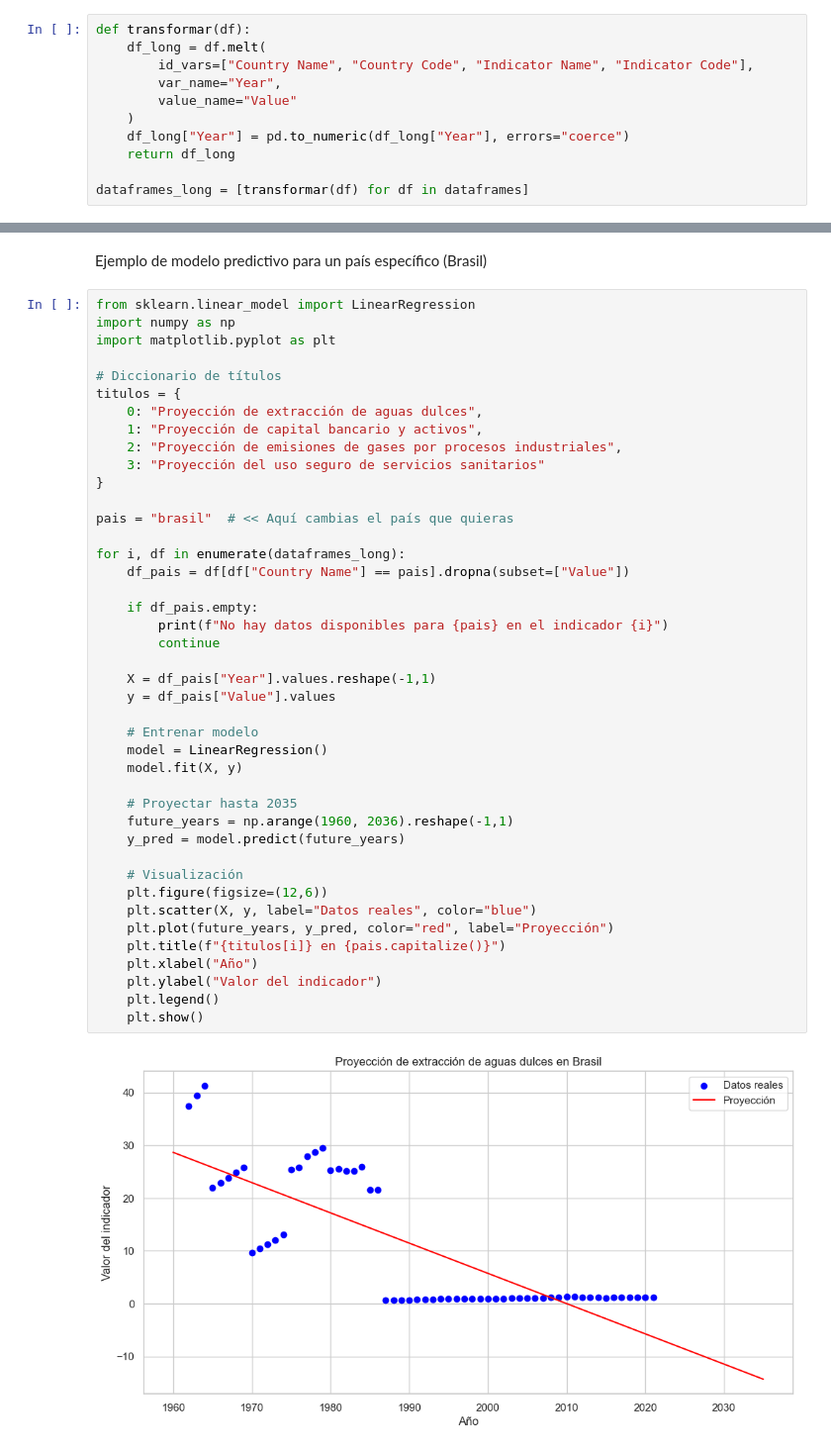
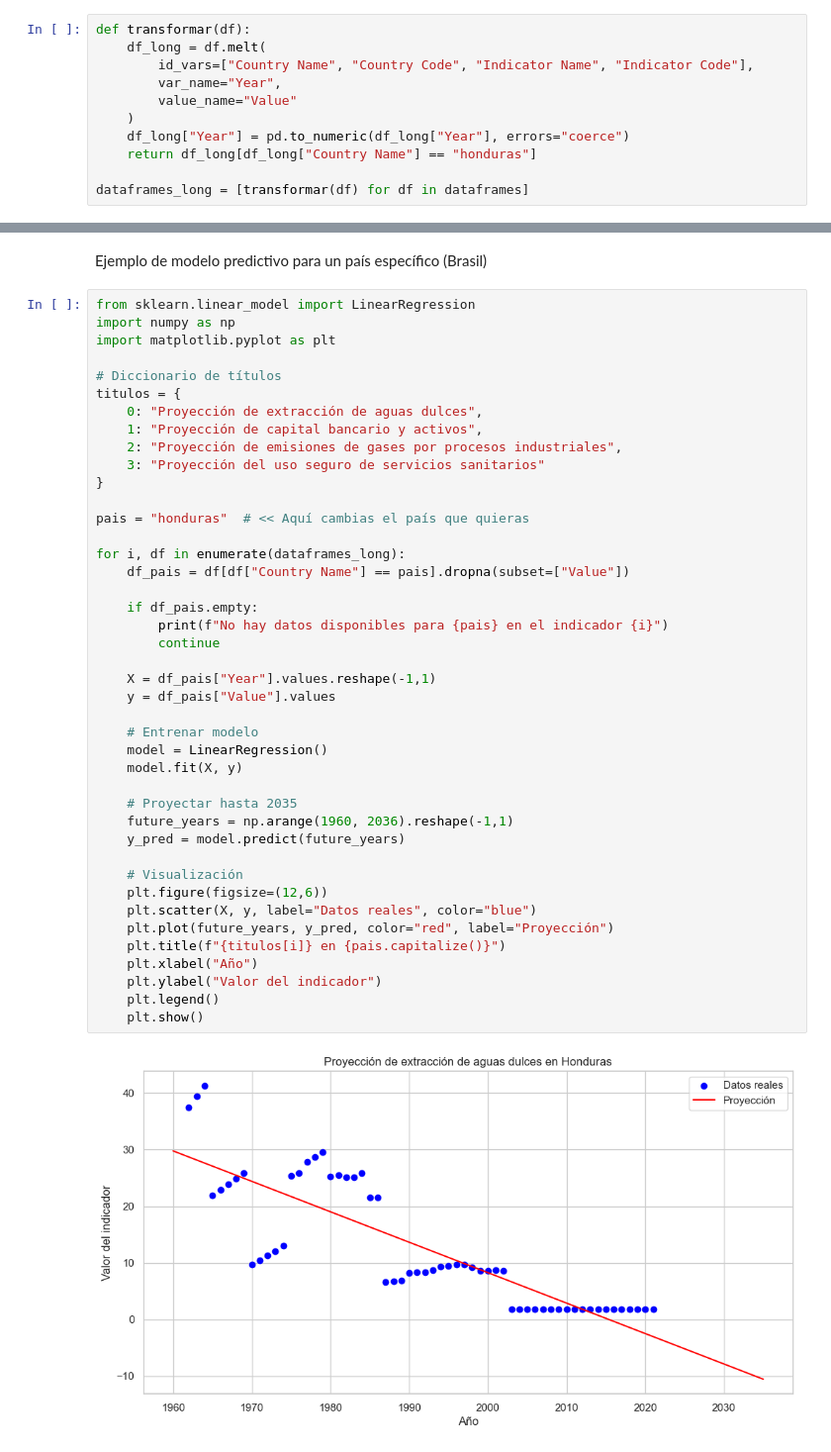
Before and after one commit to Diazgerard/Proyecto_Sotenibilidad, a Jupyter notebook: Proyecto1.ipynb, the cells around one changed output, grey strips where cells are left out. Shown at 99% size. Saved outputs shown, nothing was run; the diff lists cells and outputs as text.

Commit message:
Notebook 1 filtrado a solo honduras

```diff
--- a/Proyecto1.ipynb
+++ b/Proyecto1.ipynb
@@ -115,7 +115,7 @@ def transformar(df):
         value_name="Value"
     )
     df_long["Year"] = pd.to_numeric(df_long["Year"], errors="coerce")
-    return df_long
+    return df_long[df_long["Country Name"] == "honduras"]
 
 dataframes_long = [transformar(df) for df in dataframes]
 # %% [markdown]
@@ -188,34 +188,34 @@ titulos = {
     3: "Proyección del uso seguro de servicios sanitarios"
 }
 
-pais = "brasil"  # << Aquí cambias el país que quieras
+pais = "honduras"  # << Aquí cambias el país que quieras
 
 for i, df in enumerate(dataframes_long):
     df_pais = df[df["Country Name"] == pais].dropna(subset=["Value"])
 
     if df_pais.empty:
         print(f"No hay datos disponibles para {pais} en el indicador {i}")
         continue
 
     X = df_pais["Year"].values.reshape(-1,1)
     y = df_pais["Value"].values
 
     # Entrenar modelo
     model = LinearRegression()
     model.fit(X, y)
 
     # Proyectar hasta 2035
     future_years = np.arange(1960, 2036).reshape(-1,1)
     y_pred = model.predict(future_years)
 
     # Visualización
     plt.figure(figsize=(12,6))
     plt.scatter(X, y, label="Datos reales", color="blue")
     plt.plot(future_years, y_pred, color="red", label="Proyección")
     plt.title(f"{titulos[i]} en {pais.capitalize()}")
     plt.xlabel("Año")
     plt.ylabel("Valor del indicador")
     plt.legend()
     plt.show()
 # %% [output]
-[figure, old version]
+[figure, new version]
```
Also changed, not shown: parts of 11 cells of this notebook.
